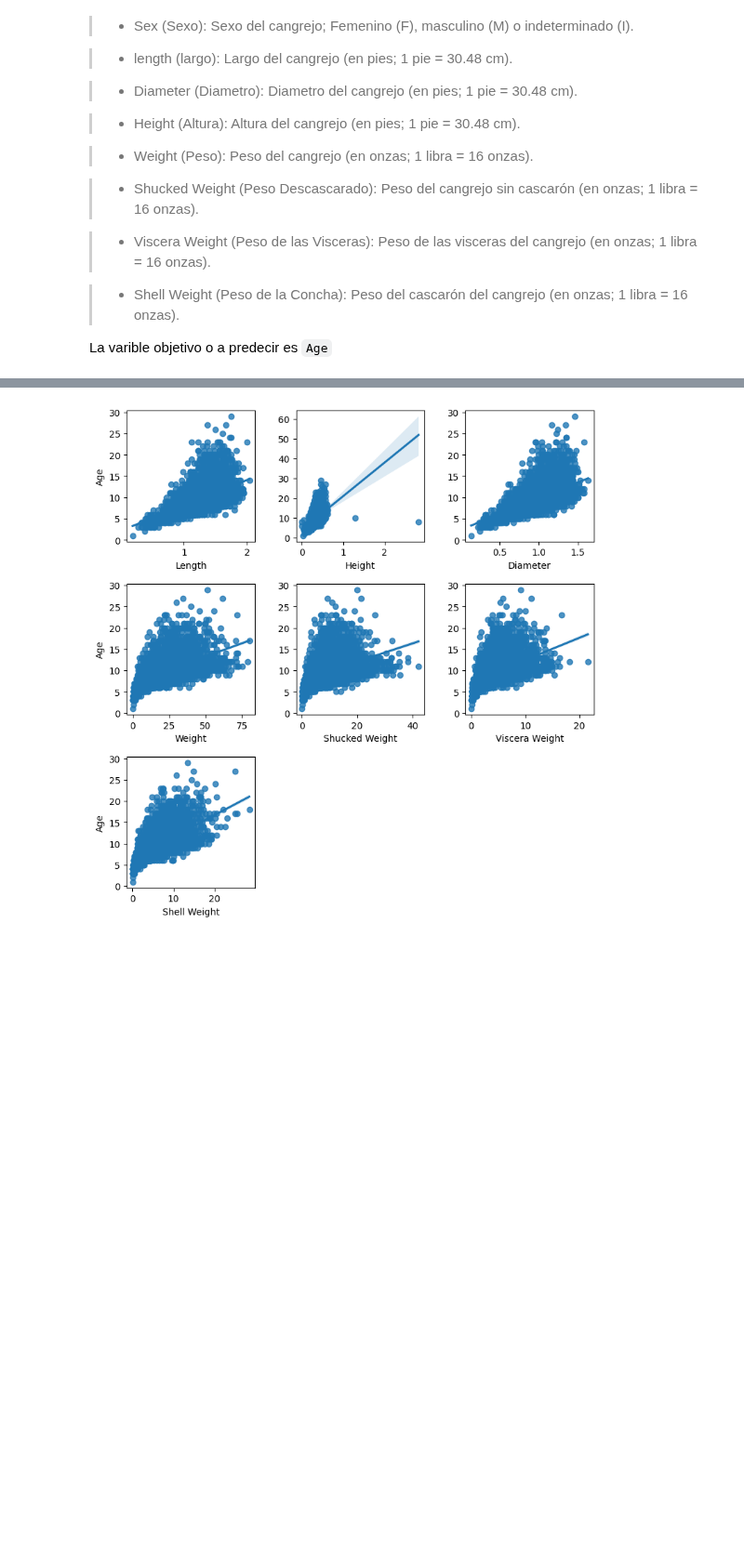
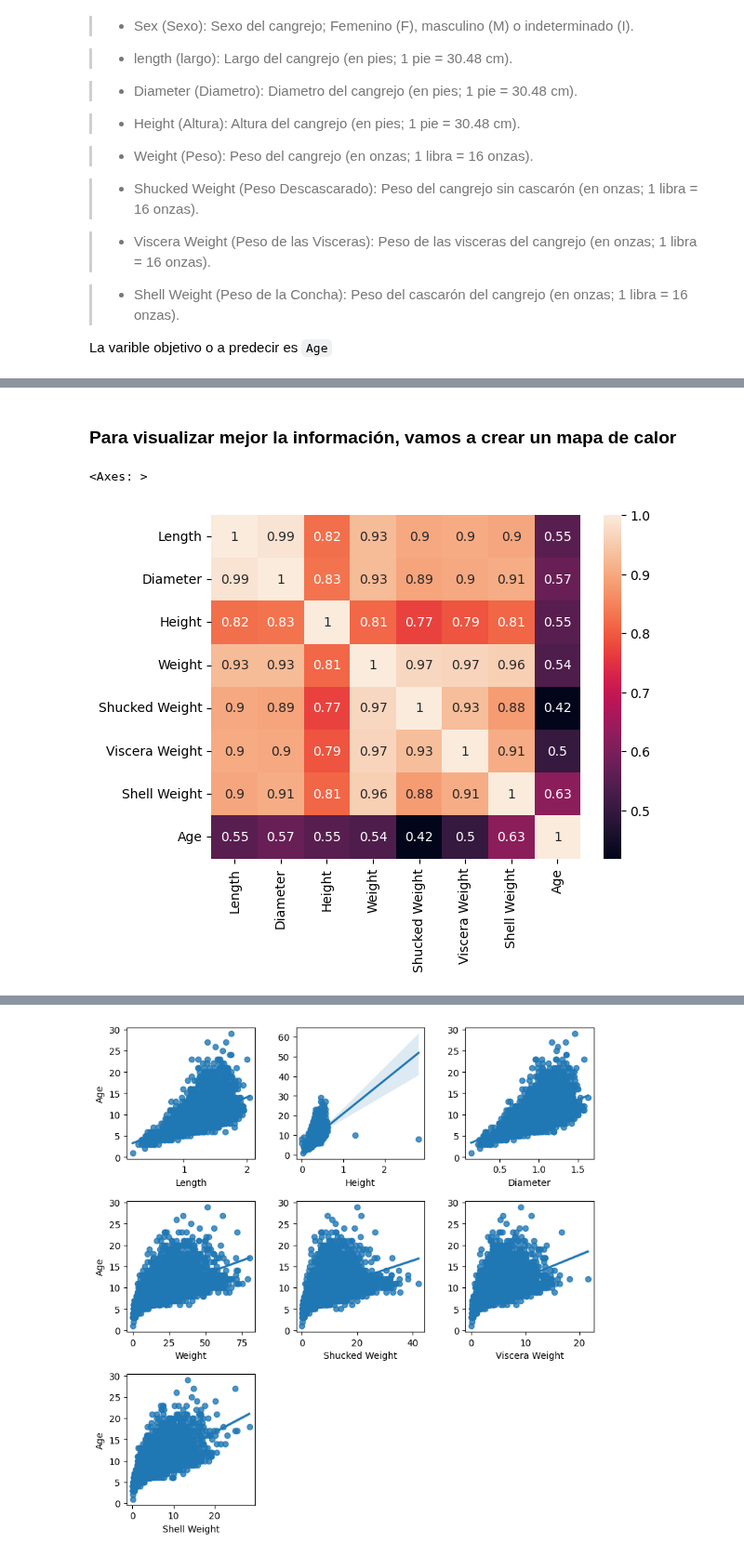
Before and after one commit to MathUPTC/CrabAge, a Jupyter notebook: Notebooks/eda_data.ipynb, the cells around one changed output, grey strips where cells are left out. Shown at 93% size. Drawn from its saved outputs; the diff is of its cells as text; code cells hidden in the pictures; blank space fills up the shorter version.

```diff
--- a/Notebooks/eda_data.ipynb
+++ b/Notebooks/eda_data.ipynb
@@ -173,0 +401,7 @@ La varible objetivo o a predecir es `Age`
+# %% [markdown]
+### Para visualizar mejor la información, vamos a crear un mapa de calor
+# %%
+sns.heatmap(data_copy.corr(), annot = True )
+# %% [output]
+<Axes: >
+[figure, added]
```
Also changed, not shown: parts of 72 cells of this notebook.
